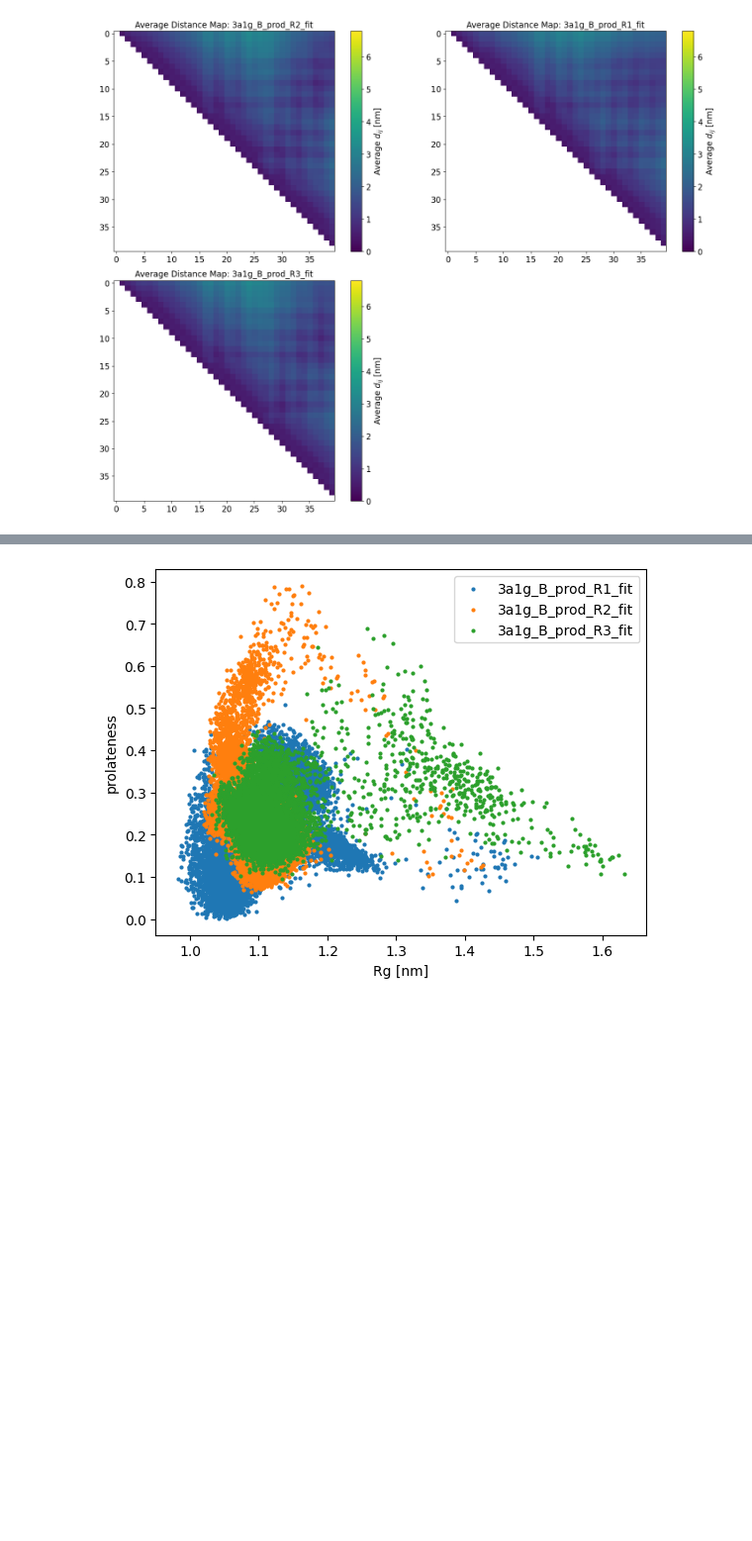
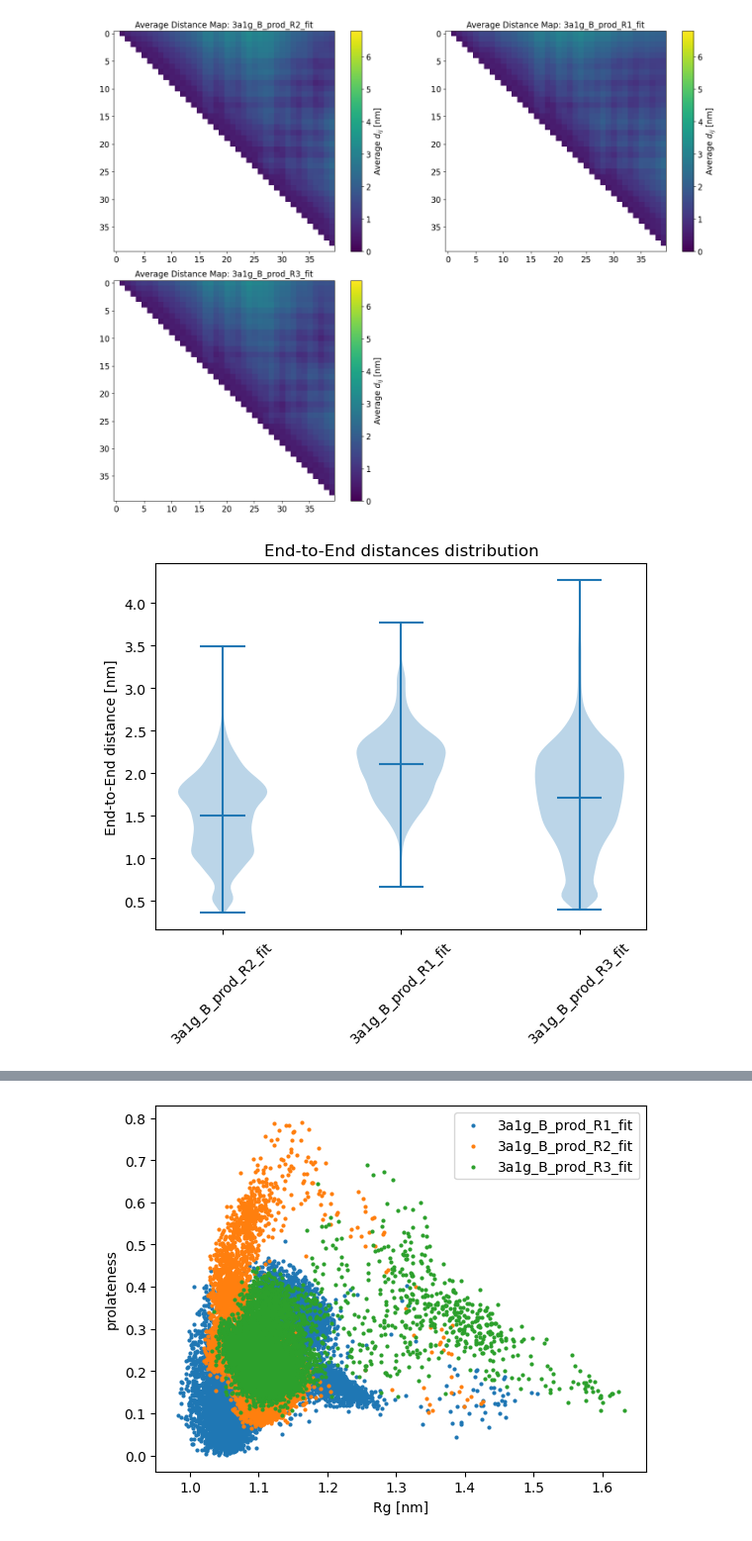
Before and after one commit to hamidrgh/EnsembleTools, a Jupyter notebook: refactored/develop_plots.ipynb, the cells around one changed output, grey strips where cells are left out. Shown: that part at 99% size. Saved outputs shown, nothing was run; the diff lists cells and outputs as text; code cells hidden in the pictures; blank space fills up the shorter version.

```diff
--- a/refactored/develop_plots.ipynb
+++ b/refactored/develop_plots.ipynb
@@ -30,5 +30,7 @@ analysis.plot_average_dmap_comparison()
 # %% [output]
 [figure]
 # %%
-analysis.end_to_end_distances_plot(bins=50, box_plot=True)
+analysis.end_to_end_distances_plot(bins=50, violin_plot=True, median=False, means=True)
+# %% [output]
+[figure, added]
 # %%
```
Also changed, not shown: parts of 3 cells of this notebook, 2 other files.
